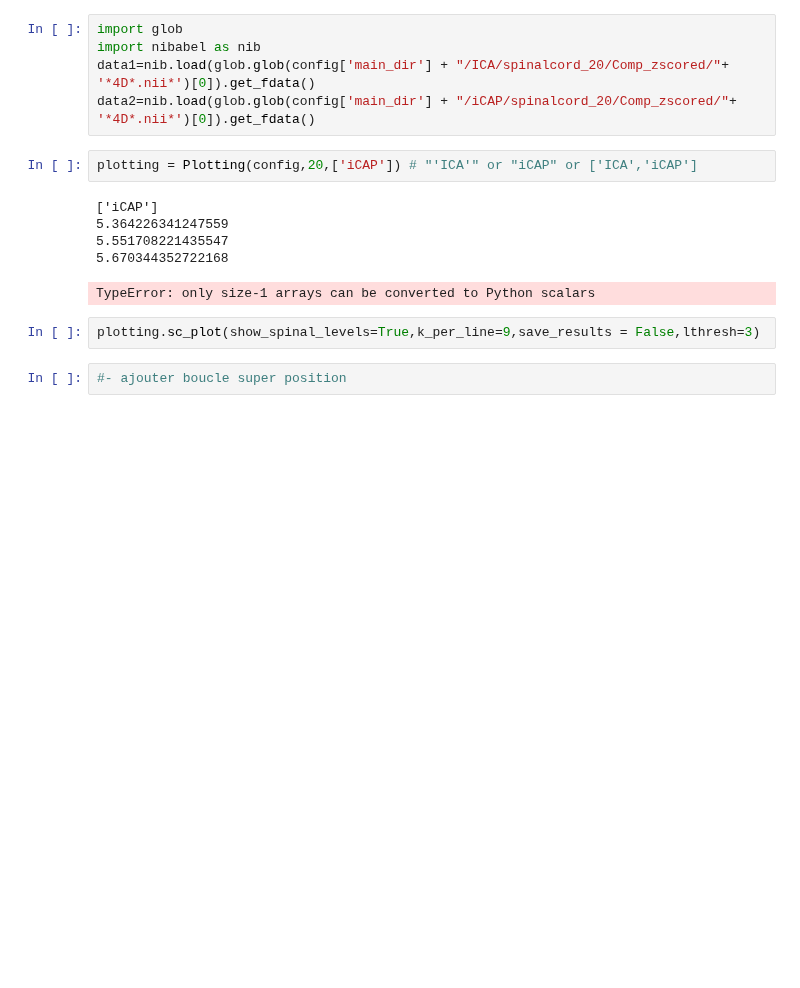
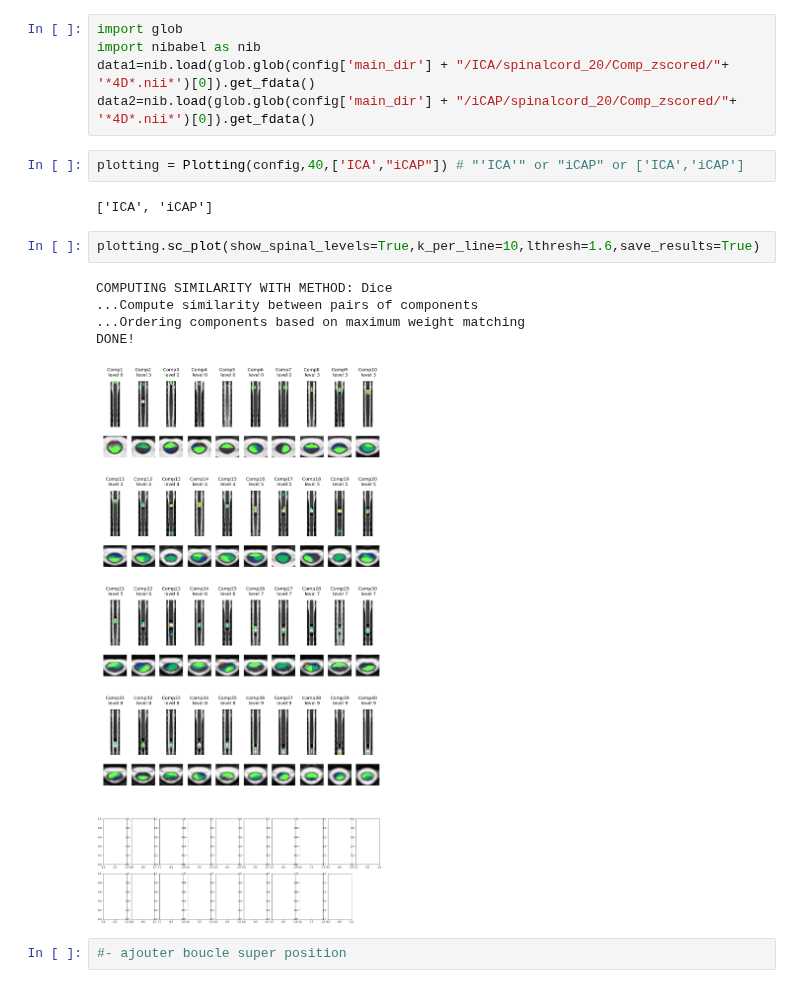
Before and after one commit to NawalK/hc_project_analyses, a Jupyter notebook: notebook/plotting.ipynb, the cells around one changed output. Drawn from its saved outputs; the diff is of its cells as text; blank space fills up the shorter version.

```diff
--- a/notebook/plotting.ipynb
+++ b/notebook/plotting.ipynb
@@ -20,14 +20,16 @@ import nibabel as nib
 data1=nib.load(glob.glob(config['main_dir'] + "/ICA/spinalcord_20/Comp_zscored/"+ '*4D*.nii*')[0]).get_fdata()
 data2=nib.load(glob.glob(config['main_dir'] + "/iCAP/spinalcord_20/Comp_zscored/"+ '*4D*.nii*')[0]).get_fdata()
 # %%
-plotting = Plotting(config,20,['iCAP']) # "'ICA'" or "iCAP" or ['ICA','iCAP']
+plotting = Plotting(config,40,['ICA',"iCAP"]) # "'ICA'" or "iCAP" or ['ICA','iCAP']
 # %% [output]
-['iCAP']
-5.364226341247559
-5.551708221435547
-5.670344352722168
+['ICA', 'iCAP']
-TypeError: only size-1 arrays can be converted to Python scalars
 # %%
-plotting.sc_plot(show_spinal_levels=True,k_per_line=9,save_results = False,lthresh=3)
+plotting.sc_plot(show_spinal_levels=True,k_per_line=10,lthresh=1.6,save_results=True)
+# %% [output]
+COMPUTING SIMILARITY WITH METHOD: Dice
+...Compute similarity between pairs of components
+...Ordering components based on maximum weight matching
+DONE!
+[figure, added]
 # %%
 #- ajouter boucle super position
```
Also changed, not shown: 21 other files.
